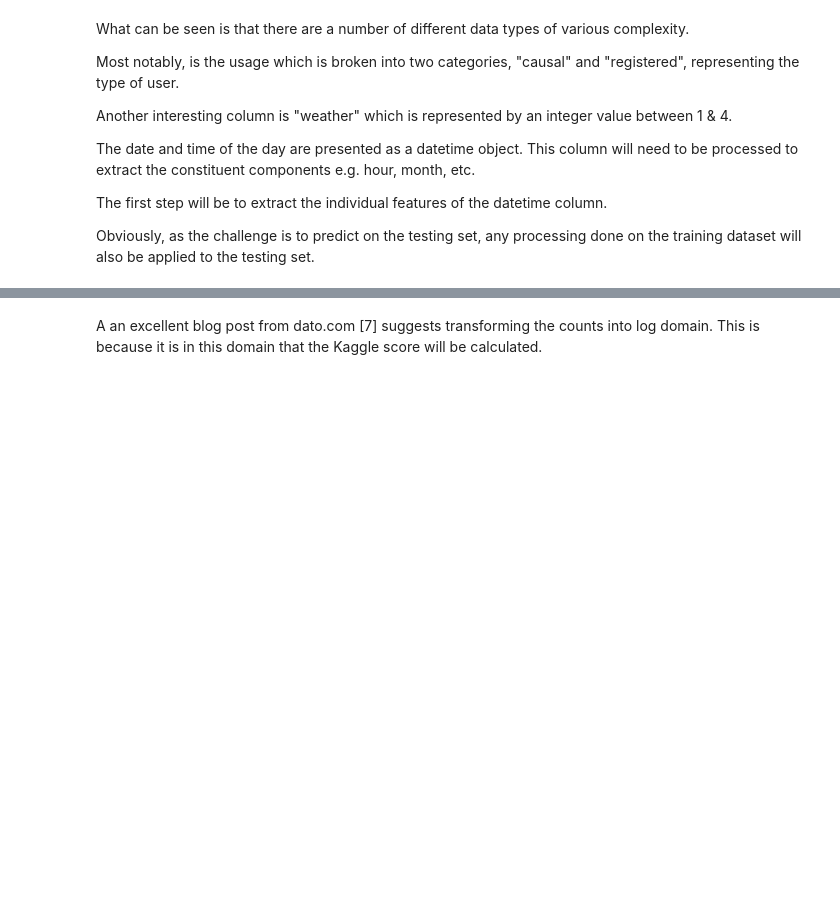
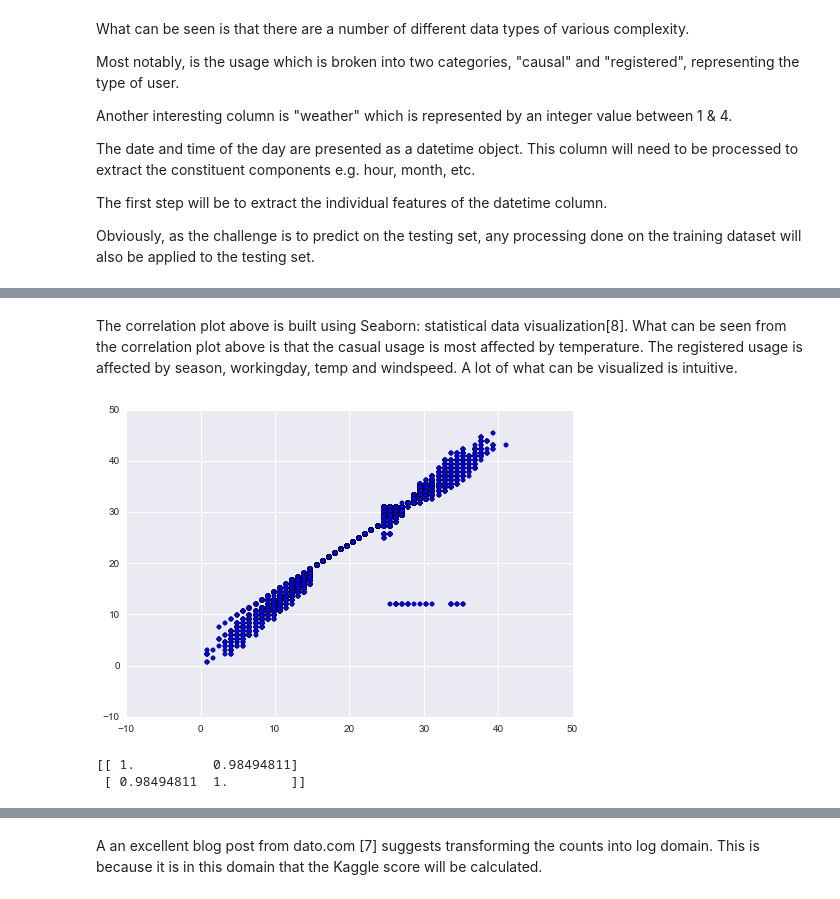
Before and after one commit to nennec/CA684_2015_Ciaran_Hennessy, a Jupyter notebook: Submission.ipynb, the cells around one changed output, grey strips where cells are left out. Cells and saved outputs as stored; diff of their text form; code cells hidden in the pictures; blank space fills up the shorter version.

```diff
--- a/Submission.ipynb
+++ b/Submission.ipynb
@@ -49,0 +70,17 @@ Obviously, as the challenge is to predict on the testing set, any processing don
+# %% [markdown]
+The correlation plot above is built using Seaborn: statistical data visualization[8]. What can be seen from the correlation plot above is that the casual usage is most affected by temperature. The registered usage is affected by season, workingday, temp and windspeed. A lot of what can be visualized is intuitive.
+# %%
+plt.figure()
+
+plt.scatter(temp_train['temp'], temp_train['atemp'])
+
+plt.show()
+# %% [output]
+[figure, added]
+# %%
+import numpy as np
+
+print np.corrcoef(train['atemp'], train['temp'])
+# %% [output]
+[[ 1.          0.98494811]
+ [ 0.98494811  1.        ]]
```
Also changed, not shown: parts of 13 cells of this notebook.
